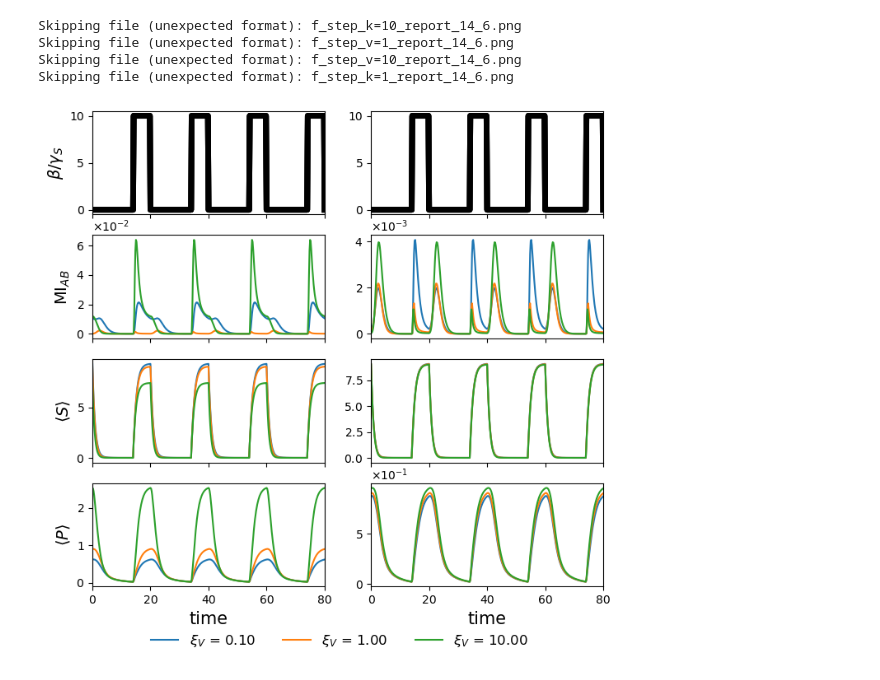
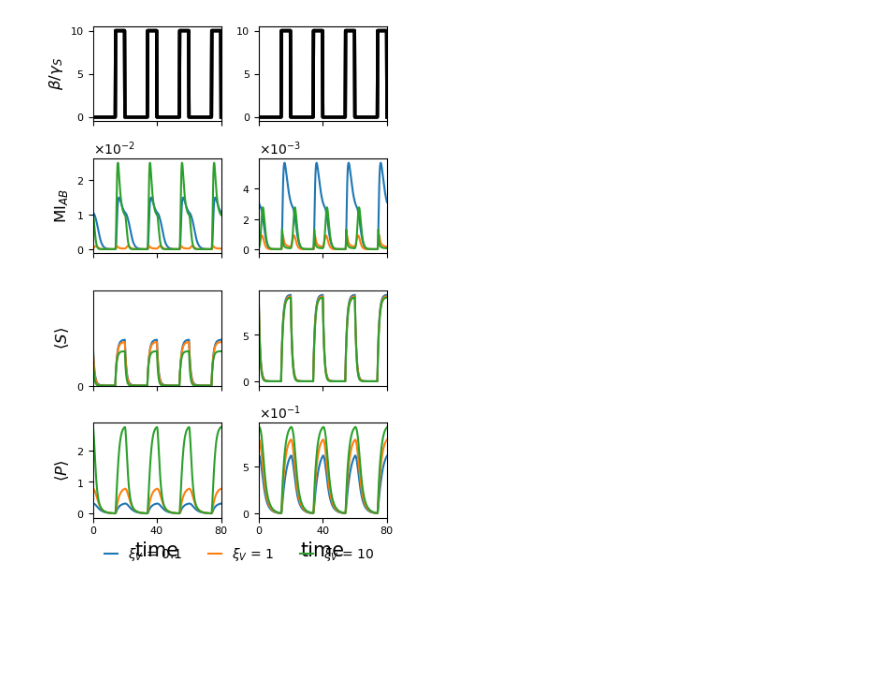
Before and after one commit to PessoaP/Allostery_model, a Jupyter notebook: figures.ipynb, the cells around one changed output. Saved outputs shown, nothing was run; the diff lists cells and outputs as text; code cells hidden in the pictures; blank space fills up the shorter version.

```diff
--- a/figures.ipynb
+++ b/figures.ipynb
@@ -5,6 +5,8 @@ import matplotlib.ticker as ticker
 import os
 import pandas as pd
 # %%
-folders = ['V_1_K_.1_allostery', 'V_1_K_1_allostery', 'V_1_K_10_allostery',
-           'V_.1_K_1_allostery', 'V_1_K_1_allostery', 'V_10_K_1_allostery']
+folders = ['V_1_K_.1_allostery',  'V_1_K_10_allostery',
+           'V_.1_K_1_allostery',  'V_10_K_1_allostery']
+
+st_variant = 'C2'
 # %%
@@ -307,7 +150,7 @@ plt.savefig('f3.png', dpi=1200, bbox_inches='tight')
 # %%
 records = []
 
-files = os.listdir("varallostery")
+files = os.listdir("varallostery/"+st_variant)
 for file in files:
     try:
         allo, v, k, beta, shape, times, _ = file.split("_")
@@ -335,11 +178,6 @@ for file in files:
 
 # Convert to DataFrame
 df = pd.DataFrame(records)
-# %% [output]
-Skipping file (unexpected format): f_step_k=10_report_14_6.png
-Skipping file (unexpected format): f_step_v=1_report_14_6.png
-Skipping file (unexpected format): f_step_v=10_report_14_6.png
-Skipping file (unexpected format): f_step_k=1_report_14_6.png
 # %%
 def make_plot(df, axs,tmax =-1):
     for i, row in df.iterrows():
@@ -421,35 +214,40 @@ nastep_v1  = df[(df['kind']=='nonAllosteric') & (df['beta']=='10') & (df['shape'
 # %%
-fig, axs = plt.subplots(4, 2, sharex=True,figsize=(8,7.5))
+fig, axs = plt.subplots(4, 2, sharex=True,figsize=(4,6))
 
 for (df, axi) in zip([step_k1, step_v1], axs.T):
     make_plot(df, axi)
 
-[ax.set_ylabel(g,fontsize=14) for (ax,g) in zip (axs.T[0],[r'$\beta/\gamma_S$',
+[ax.set_ylabel(g,fontsize=12) for (ax,g) in zip (axs.T[0],[r'$\beta/\gamma_S$',
                                                            r'MI$_{AB}$',
                                                            r'$\langle S \rangle$',
                                                            r'$\langle P \rangle$',])]
-#axs[0,0].set_title(r'Silent K-allostery ($\xi_K$ = 1)',fontsize=15)
-#axs[0,1].set_title(r'Silent V-allostery ($\xi_V$ = 1)'.format(xi_v),fontsize=15)
+
 for ax in axs[1:].flatten():
     ax.yaxis.set_major_formatter(ticker.ScalarFormatter(useMathText=True))
     ax.ticklabel_format(style='sci', axis='y', scilimits=(0, 0))
     ax.yaxis.get_offset_text().set_position((0, 1.01))  # move exponent above axis
 
     ymin, ymax = ax.get_ylim()
     m = max(abs(ymin), abs(ymax))
     n = int(np.floor(np.log10(m)))
 
     if n>0:
         base = 3 * (10 ** n)      # 0, 3, 6 ... × 10^n
         ax.yaxis.set_major_locator(ticker.MultipleLocator(base=base))
         ax.set_ylim(0,np.ceil(m/10)*10)
     #axs[0].set_title(r'$\xi_k$ = 10 variable $\xi_V$',fontsize=15)
 [axi.set_xlabel(r'time',fontsize=15) for axi in axs[-1]]
 lines , labels = [], []
 
-fig.legend(*axs[-1][0].get_legend_handles_labels(),loc='lower center', bbox_to_anchor=(0.5, -0.01), ncol=3, frameon=False,fontsize=12)
 
+fig.legend(*axs[-1][0].get_legend_handles_labels(),loc='lower center',
+           bbox_to_anchor=(0.55, 0), ncol=3, frameon=False,fontsize=10,
+           handlelength=1)
+
+axs[0,0].set_xticks([0,40,80])
+
+plt.tight_layout()
 fig.savefig('f4.png',bbox_inches='tight',dpi=1200)
 # %% [output]
-[figure, old version]
+[figure, new version]
 # %%
```
Also changed, not shown: parts of 11 cells of this notebook.
